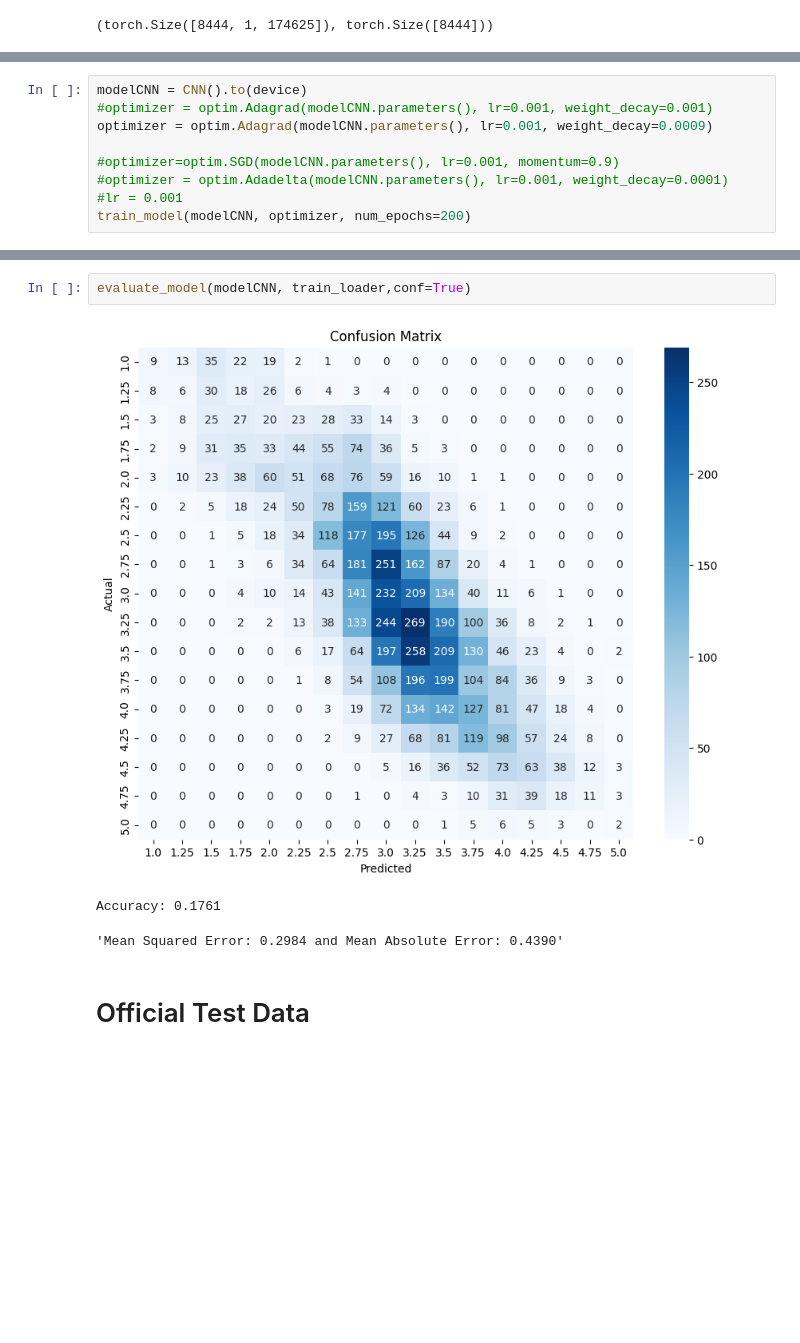
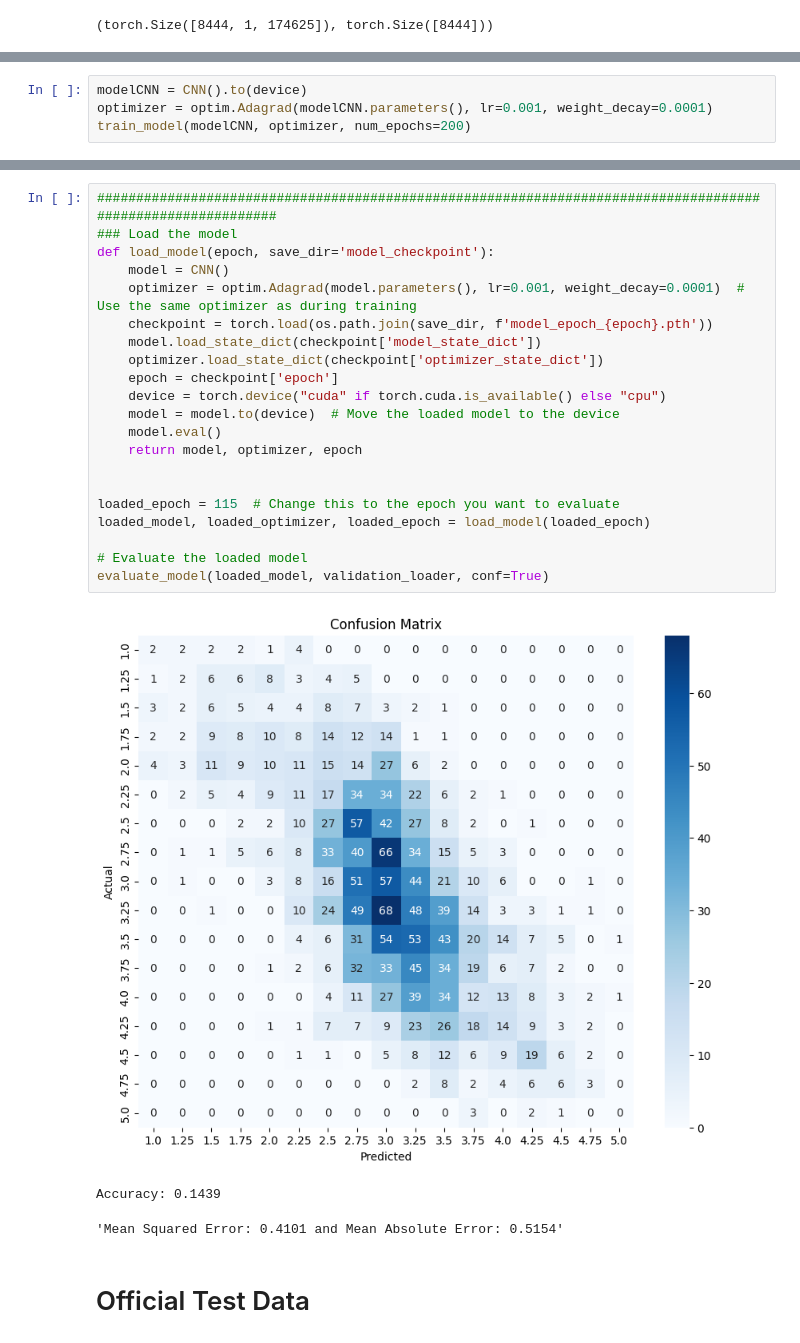
Before and after one commit to IwkooO/DL_Audio_Prediction, a Jupyter notebook: CNN different sets.ipynb, the cells around one changed output, grey strips where cells are left out. Drawn from its saved outputs; the diff is of its cells as text; blank space fills up the shorter version.

Commit message:
best model yet

```diff
--- a/CNN different sets.ipynb
+++ b/CNN different sets.ipynb
@@ -314,11 +328,6 @@ def predict(model, data, device):
     return predictions
 # %%
 modelCNN = CNN().to(device)
-#optimizer = optim.Adagrad(modelCNN.parameters(), lr=0.001, weight_decay=0.001)
-optimizer = optim.Adagrad(modelCNN.parameters(), lr=0.001, weight_decay=0.0009)
-
-#optimizer=optim.SGD(modelCNN.parameters(), lr=0.001, momentum=0.9)
-#optimizer = optim.Adadelta(modelCNN.parameters(), lr=0.001, weight_decay=0.0001)
-#lr = 0.001
+optimizer = optim.Adagrad(modelCNN.parameters(), lr=0.001, weight_decay=0.0001)
 train_model(modelCNN, optimizer, num_epochs=200)
 # %% [output]
@@ -361,9 +335,28 @@ Epoch [13/200], Loss: 0.6376
-# %%
-evaluate_model(modelCNN, train_loader,conf=True)
-# %% [output]
-[figure, removed]
-Accuracy: 0.1761
-'Mean Squared Error: 0.2984 and Mean Absolute Error: 0.4390'
+# %%
+############################################################################################################
+### Load the model
+def load_model(epoch, save_dir='model_checkpoint'):
+    model = CNN()
+    optimizer = optim.Adagrad(model.parameters(), lr=0.001, weight_decay=0.0001)  # Use the same optimizer as during training
+    checkpoint = torch.load(os.path.join(save_dir, f'model_epoch_{epoch}.pth'))
+    model.load_state_dict(checkpoint['model_state_dict'])
+    optimizer.load_state_dict(checkpoint['optimizer_state_dict'])
+    epoch = checkpoint['epoch']
+    device = torch.device("cuda" if torch.cuda.is_available() else "cpu")
+    model = model.to(device)  # Move the loaded model to the device
+    model.eval()
+    return model, optimizer, epoch
+
+
+loaded_epoch = 115  # Change this to the epoch you want to evaluate
+loaded_model, loaded_optimizer, loaded_epoch = load_model(loaded_epoch)
+
+# Evaluate the loaded model
+evaluate_model(loaded_model, validation_loader, conf=True)
+# %% [output]
+[figure, added]
+Accuracy: 0.1439
+'Mean Squared Error: 0.4101 and Mean Absolute Error: 0.5154'
 # %% [markdown]
 # Official Test Data
 # %%
```
Also changed, not shown: parts of 8 cells of this notebook.
